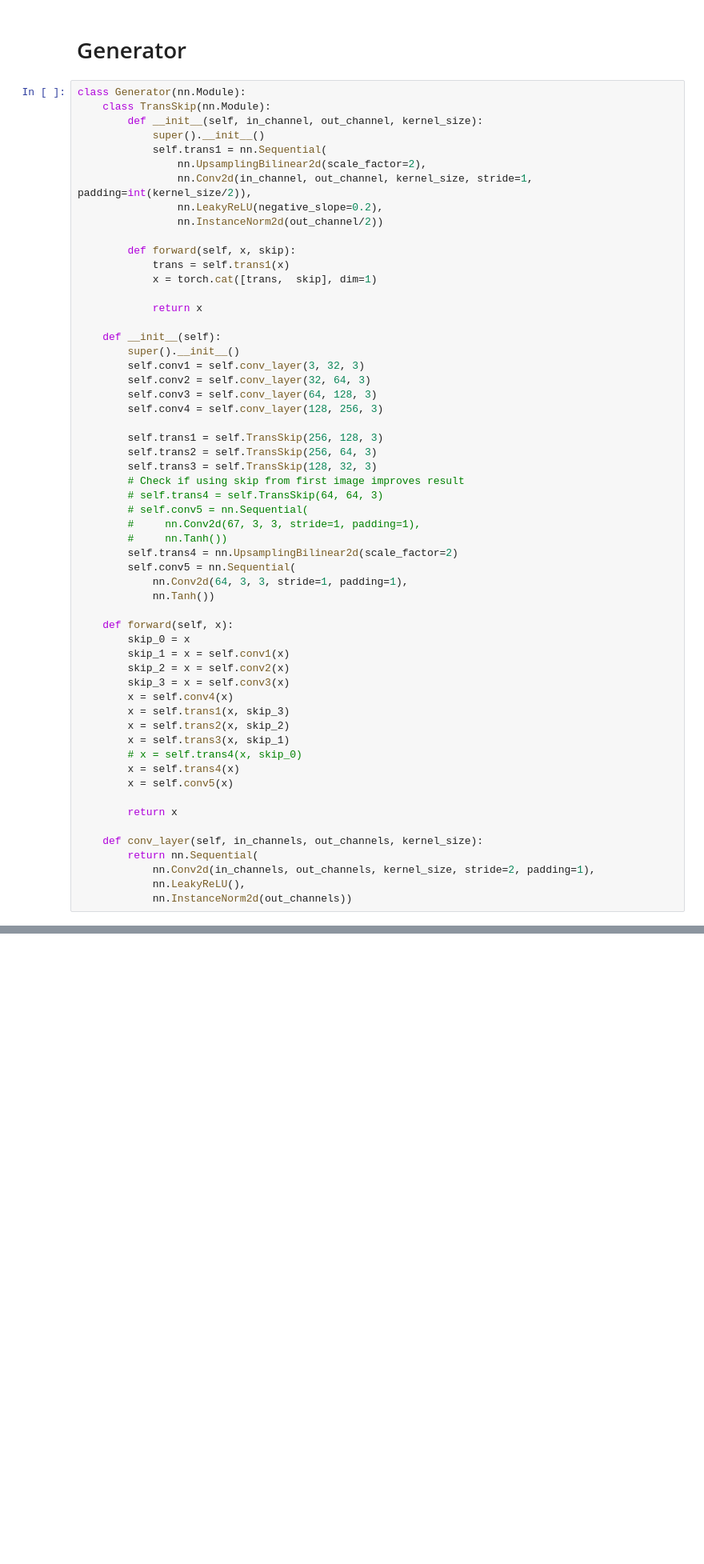
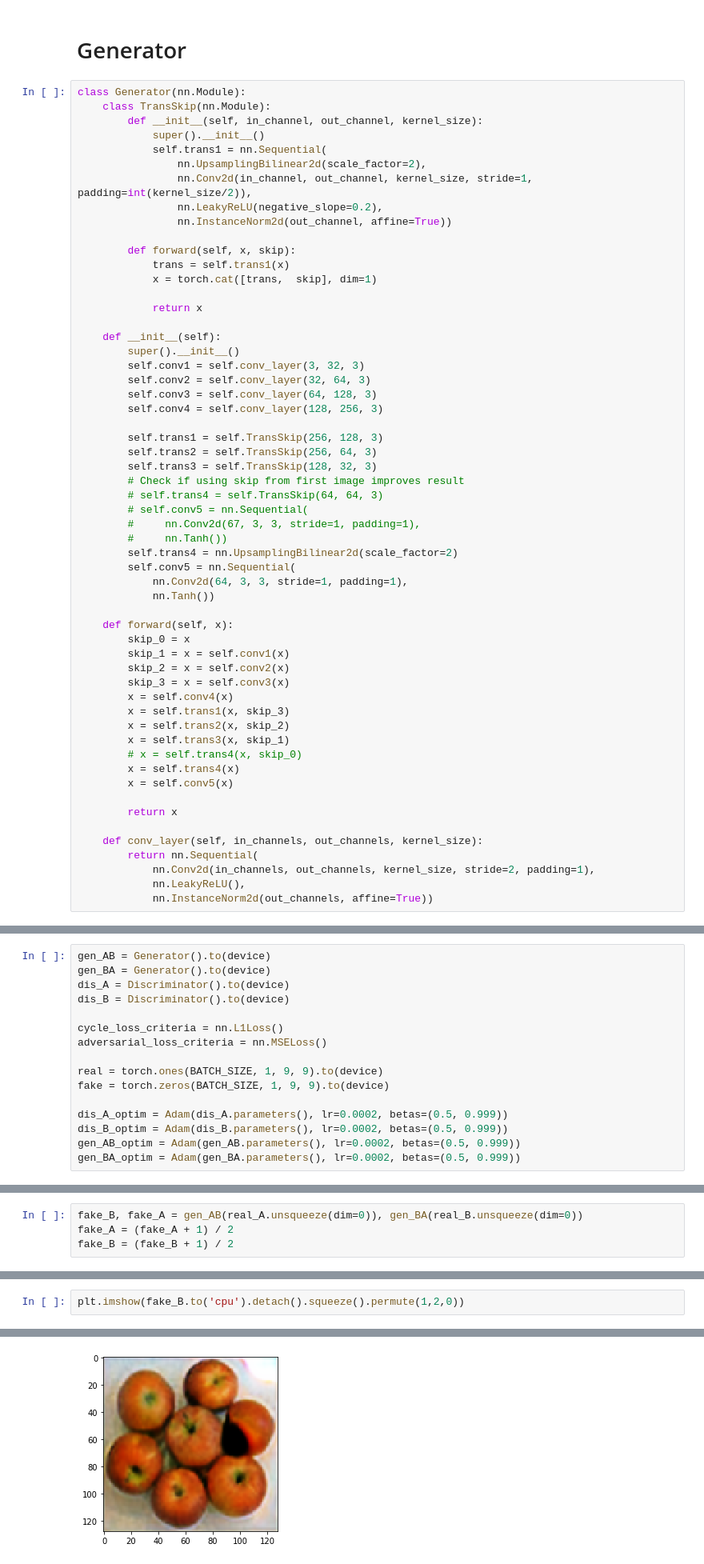
Before and after one commit to stante/gans-in-action-pytorch, a Jupyter notebook: chapter-9/Chapter9_CycleGAN.ipynb, the cells around one changed output, grey strips where cells are left out. Shown at 80% size. Cells and saved outputs as stored; diff of their text form; blank space fills up the shorter version.

Commit message:
Working CycleGAN

```diff
--- a/chapter-9/Chapter9_CycleGAN.ipynb
+++ b/chapter-9/Chapter9_CycleGAN.ipynb
@@ -110,7 +113,7 @@ class Generator(nn.Module):
                 nn.UpsamplingBilinear2d(scale_factor=2),
                 nn.Conv2d(in_channel, out_channel, kernel_size, stride=1, padding=int(kernel_size/2)),
                 nn.LeakyReLU(negative_slope=0.2),
-                nn.InstanceNorm2d(out_channel/2))
+                nn.InstanceNorm2d(out_channel, affine=True))
 
         def forward(self, x, skip):
             trans = self.trans1(x)
@@ -157,7 +160,7 @@ class Generator(nn.Module):
         return nn.Sequential(
             nn.Conv2d(in_channels, out_channels, kernel_size, stride=2, padding=1),
             nn.LeakyReLU(),
-            nn.InstanceNorm2d(out_channels))
+            nn.InstanceNorm2d(out_channels, affine=True))
 # %%
 class Discriminator(nn.Module):
     def __init__(self):
@@ -189 +188,17 @@ torch.Tensor
+# %%
+gen_AB = Generator().to(device)
+gen_BA = Generator().to(device)
+dis_A = Discriminator().to(device)
+dis_B = Discriminator().to(device)
+
+cycle_loss_criteria = nn.L1Loss()
+adversarial_loss_criteria = nn.MSELoss()
+
+real = torch.ones(BATCH_SIZE, 1, 9, 9).to(device)
+fake = torch.zeros(BATCH_SIZE, 1, 9, 9).to(device)
+
+dis_A_optim = Adam(dis_A.parameters(), lr=0.0002, betas=(0.5, 0.999))
+dis_B_optim = Adam(dis_B.parameters(), lr=0.0002, betas=(0.5, 0.999))
+gen_AB_optim = Adam(gen_AB.parameters(), lr=0.0002, betas=(0.5, 0.999))
+gen_BA_optim = Adam(gen_BA.parameters(), lr=0.0002, betas=(0.5, 0.999))
 # %%
@@ -280,0 +302,4 @@ KeyboardInterrupt:
+# %%
+fake_B, fake_A = gen_AB(real_A.unsqueeze(dim=0)), gen_BA(real_B.unsqueeze(dim=0))
+fake_A = (fake_A + 1) / 2
+fake_B = (fake_B + 1) / 2
@@ -280,0 +311,3 @@ KeyboardInterrupt:
+# %%
+plt.imshow(fake_B.to('cpu').detach().squeeze().permute(1,2,0))
+# %% [output]
@@ -280,0 +315 @@ KeyboardInterrupt:
+[figure, added]
```
Also changed, not shown: parts of 15 cells of this notebook.
